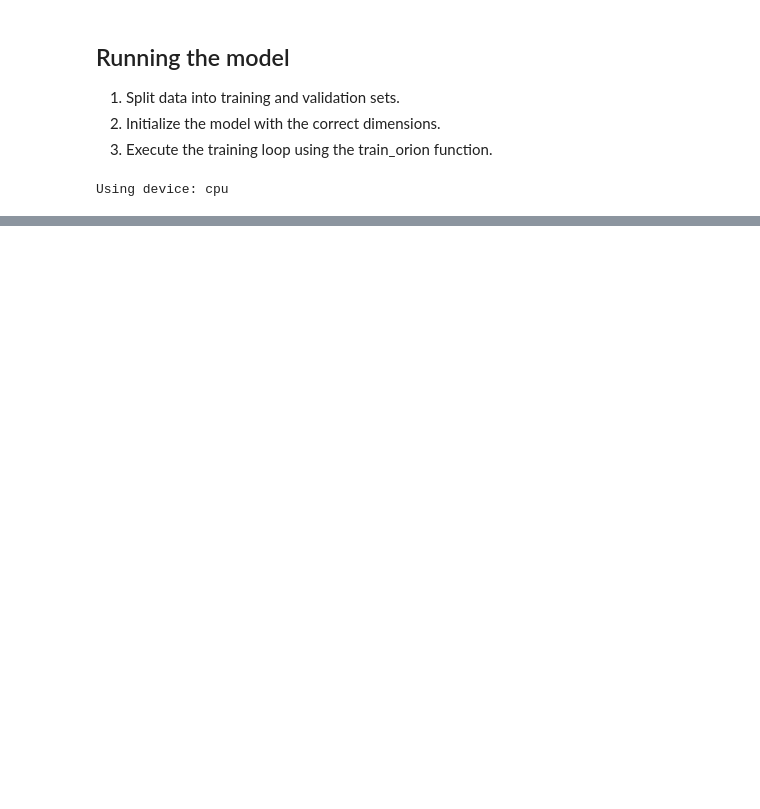
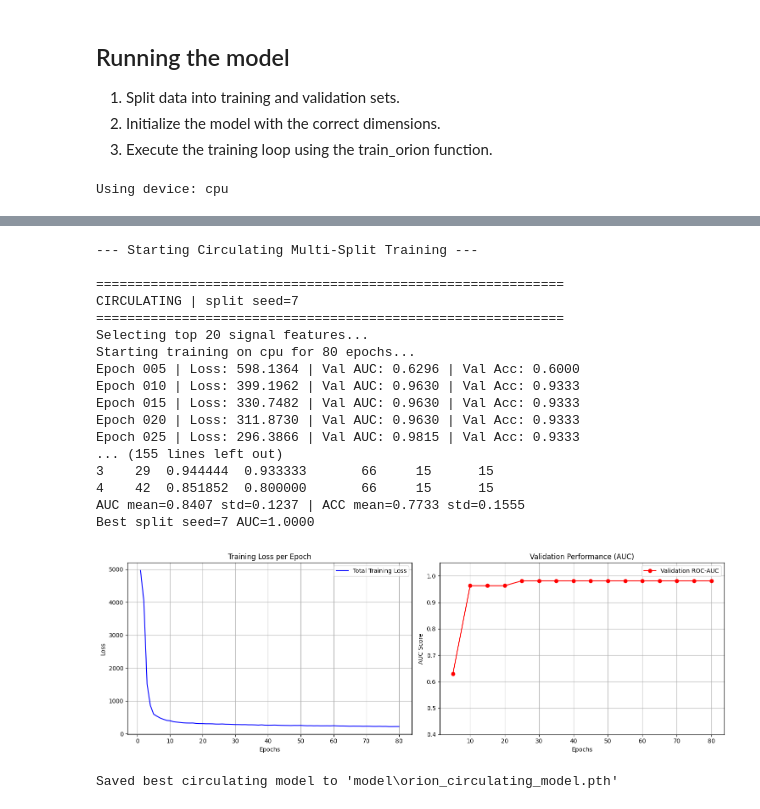
Before and after one commit to AmitElia/OrionBC, a Jupyter notebook: run.ipynb, the cells around one changed output, grey strips where cells are left out. Saved outputs shown, nothing was run; the diff lists cells and outputs as text; code cells hidden in the pictures; blank space fills up the shorter version.

```diff
--- a/run.ipynb
+++ b/run.ipynb
@@ -168,0 +268,56 @@ F1-Score:   0.9714
+# %%
+# Additional experiment: train and evaluate on circulating RNA (5-split average)
+CIRCULATING_EPOCHS = EPOCHS
+
+counts_circ, labels_circ = load_expression_dataset("circulating")
+
+print("\n--- Starting Circulating Multi-Split Training ---")
+circ_summary_df, circ_best = run_multisplit_experiment(
+    counts_df=counts_circ,
+    labels_array=labels_circ,
+    dataset_tag="circulating",
+    seeds=SEEDS,
+    epochs=CIRCULATING_EPOCHS,
+    lr=LEARNING_RATE,
+    device=device,
+    n_signal_features=N_SIGNAL_FEATURES,
+    n_reference_features=N_REFERENCE_FEATURES,
+    feature_method=FEATURE_METHOD,
+    batch_size=BATCH_SIZE,
+    use_feature_leakage=USE_FEATURE_LEAKAGE,
+)
+
+model_circ = circ_best["model"]
+history_circ = circ_best["history"]
+signal_cols_circ = circ_best["signal_cols"]
+ref_cols_circ = circ_best["ref_cols"]
+test_loader_circ = circ_best["test_loader"]
+test_probs_circ = circ_best["test_probs"]
+test_targets_circ = circ_best["test_targets"]
+
+plot_training_results(history_circ)
+
+model_circ_path = Path("model/orion_circulating_model.pth")
+model_circ_path.parent.mkdir(parents=True, exist_ok=True)
+torch.save(model_circ.state_dict(), model_circ_path)
+print(f"Saved best circulating model to '{model_circ_path}'")
+# %% [output]
+--- Starting Circulating Multi-Split Training ---
+
+============================================================
+CIRCULATING | split seed=7
+============================================================
+Selecting top 20 signal features...
+Starting training on cpu for 80 epochs...
+Epoch 005 | Loss: 598.1364 | Val AUC: 0.6296 | Val Acc: 0.6000
+Epoch 010 | Loss: 399.1962 | Val AUC: 0.9630 | Val Acc: 0.9333
+Epoch 015 | Loss: 330.7482 | Val AUC: 0.9630 | Val Acc: 0.9333
+Epoch 020 | Loss: 311.8730 | Val AUC: 0.9630 | Val Acc: 0.9333
+Epoch 025 | Loss: 296.3866 | Val AUC: 0.9815 | Val Acc: 0.9333
+... (155 lines left out)
+3    29  0.944444  0.933333       66     15      15
+4    42  0.851852  0.800000       66     15      15
+AUC mean=0.8407 std=0.1237 | ACC mean=0.7733 std=0.1555
+Best split seed=7 AUC=1.0000
+[figure, added]
+Saved best circulating model to 'model\orion_circulating_model.pth'
```
Also changed, not shown: parts of 14 cells of this notebook, 11 other files.
